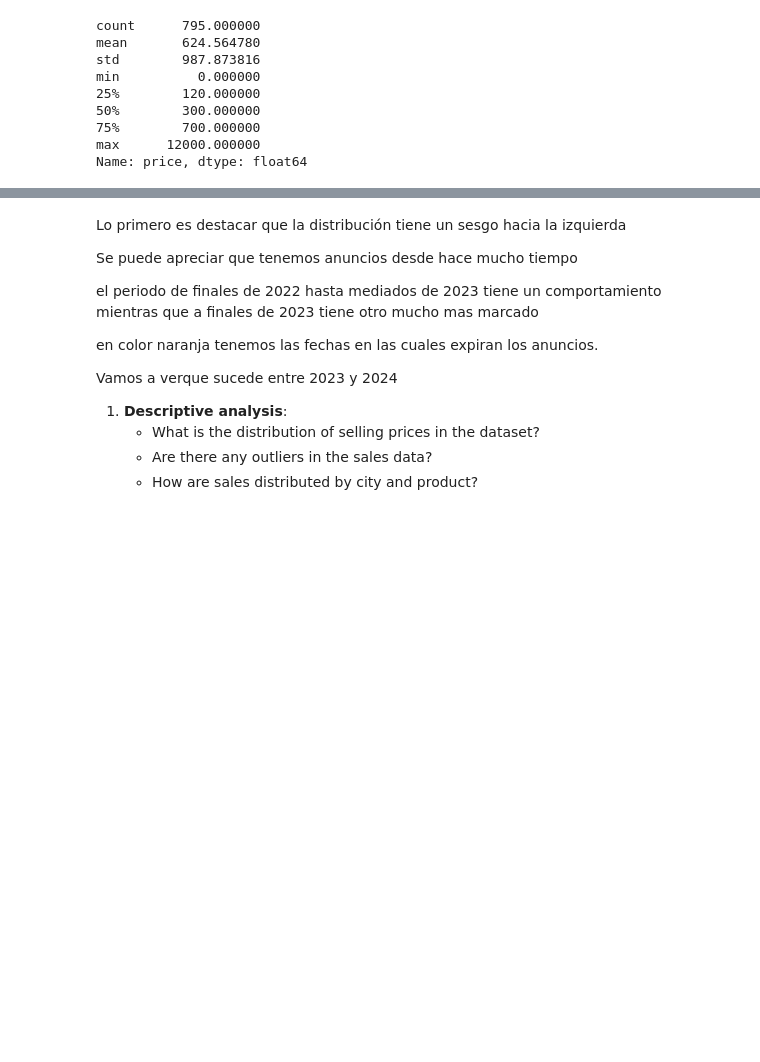
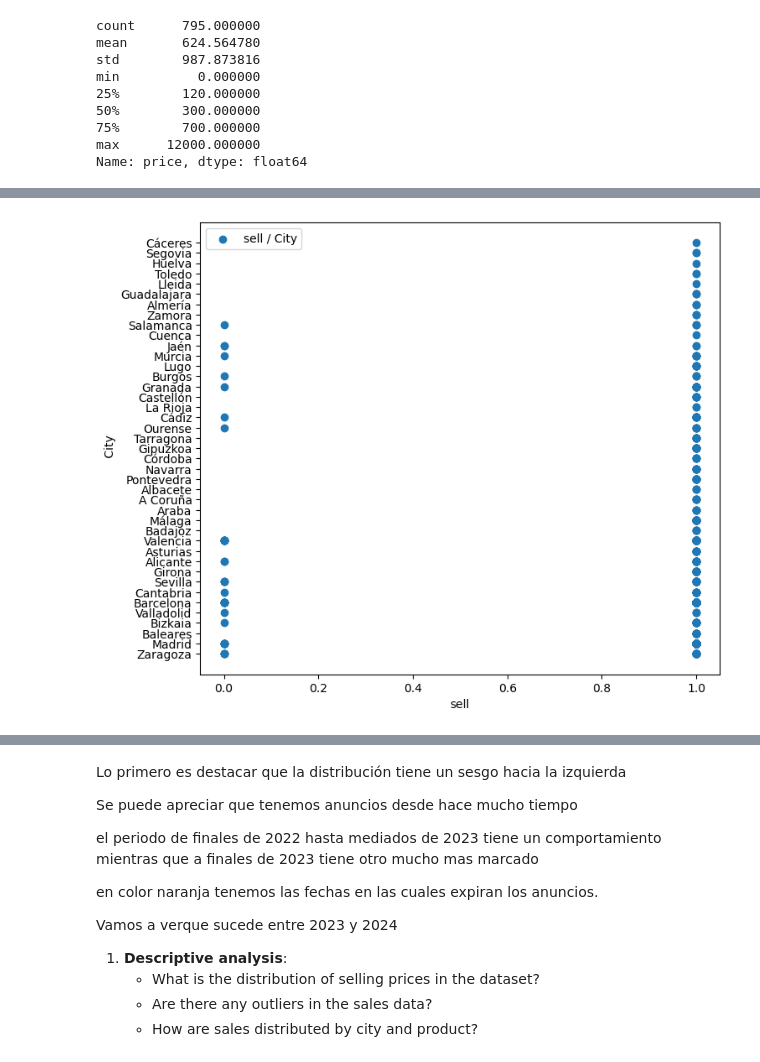
Before and after one commit to albertjimrod/ScraperETL-EDA-ML-Personal, a Jupyter notebook: project_5/EDA_hispasonic.ipynb, the cells around one changed output, grey strips where cells are left out. Drawn from its saved outputs; the diff is of its cells as text; code cells hidden in the pictures; blank space fills up the shorter version.

Commit message:
adding Descriptive analysis and Visualizations Sections

```diff
--- a/project_5/EDA_hispasonic.ipynb
+++ b/project_5/EDA_hispasonic.ipynb
@@ -546,0 +549,9 @@ The average price sold at Hispasonico does not exceed €650
+# %%
+plt.figure(figsize=(8,7))
+plt.xlabel("sell")
+plt.ylabel(" City")
+plt.scatter(ndf_copy["sell"], ndf_copy["city"], label = "sell / City")
+plt.legend()
+plt.show()
+# %% [output]
+[figure, added]
```
Also changed, not shown: parts of 14 cells of this notebook.
